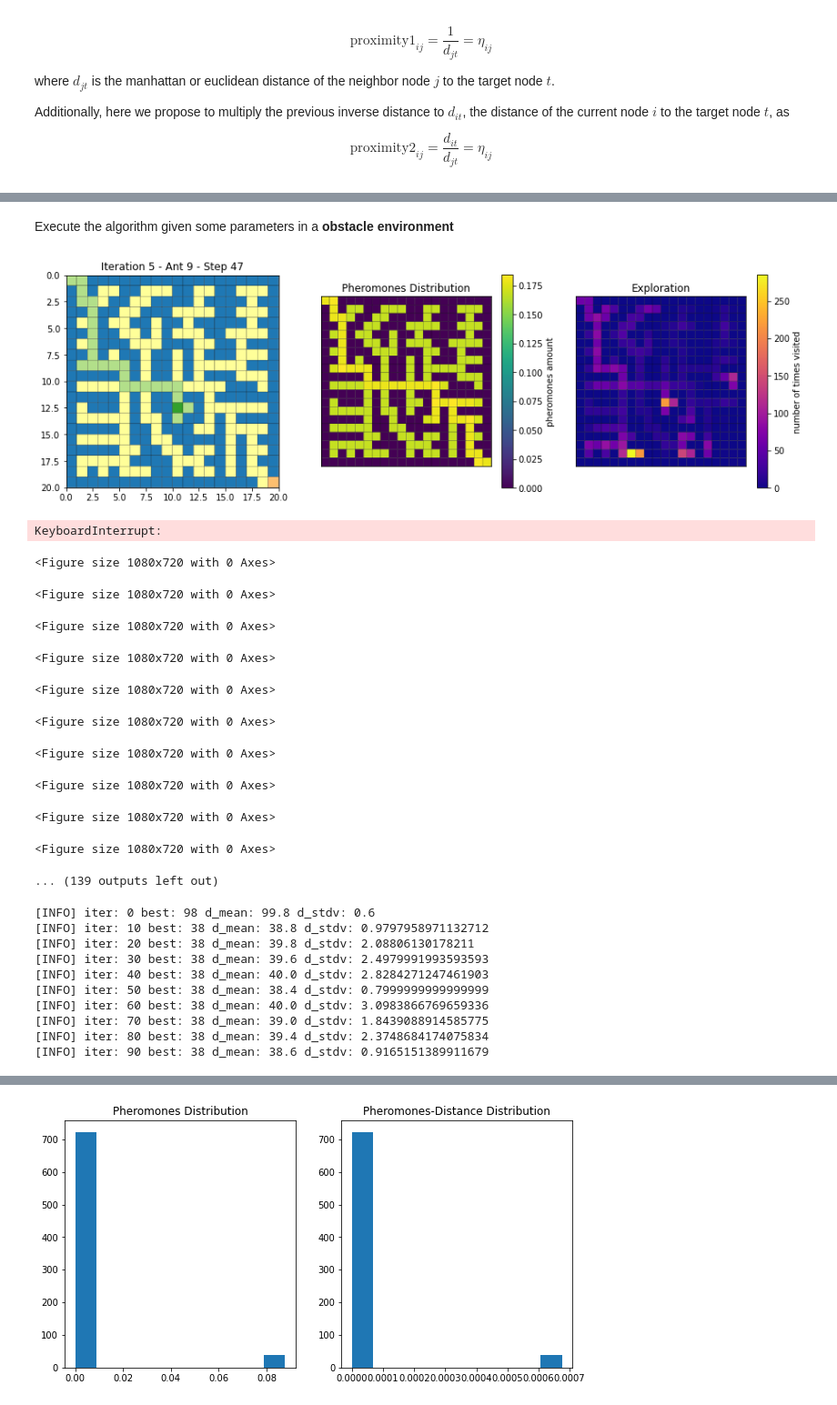
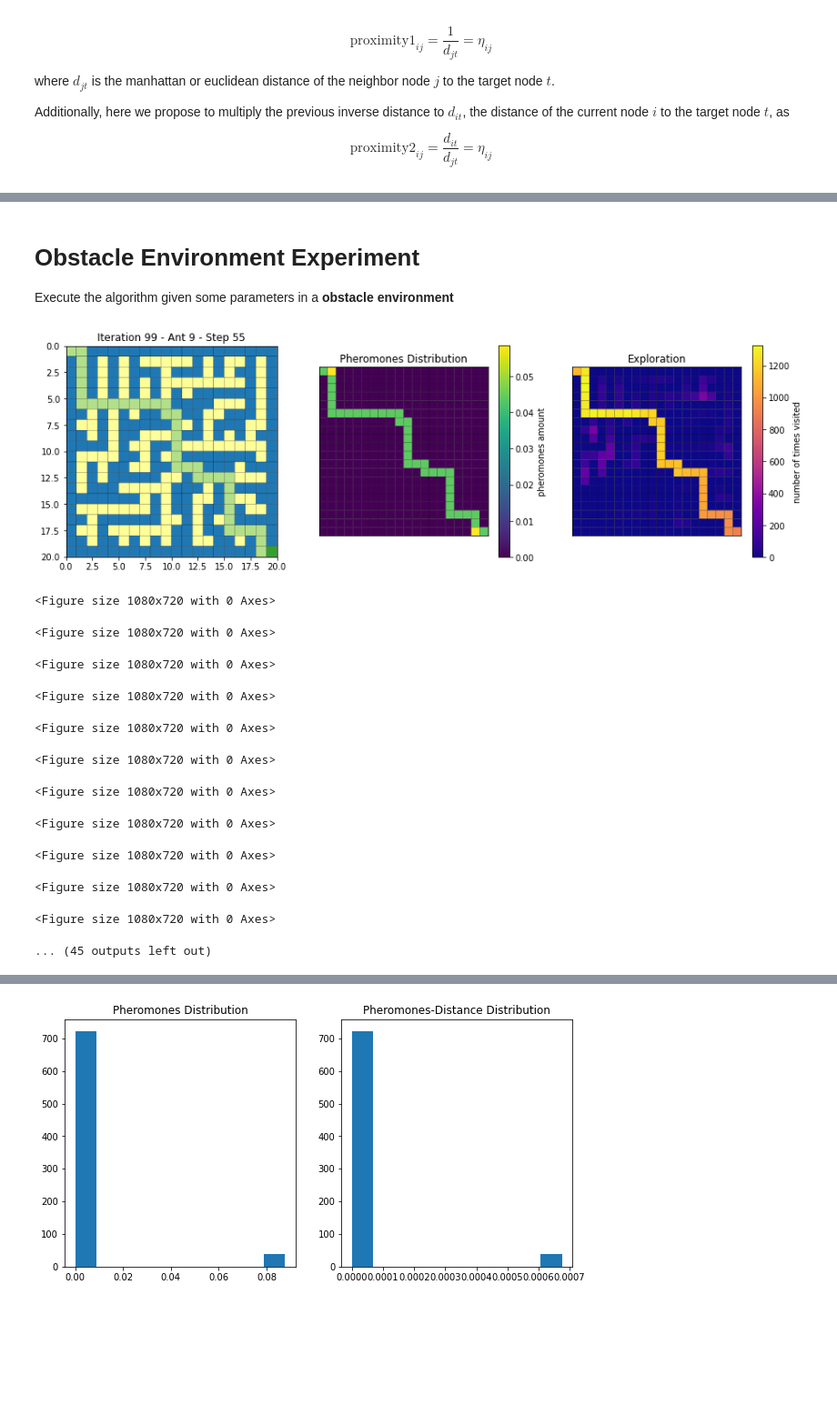
Before and after one commit to ZosoV/ACO_Random_Walk, a Jupyter notebook: notebooks/aco_pp.ipynb, the cells around one changed output, grey strips where cells are left out. Shown at 91% size. Drawn from its saved outputs; the diff is of its cells as text; code cells hidden in the pictures; blank space fills up the shorter version.

Commit message:
Random Walk experiments

```diff
--- a/notebooks/aco_pp.ipynb
+++ b/notebooks/aco_pp.ipynb
@@ -270,6 +270,32 @@ class PPGraph(nx.Graph):
     color_values = [ self.nodes[i]['state'].value for i in self.nodes() ]
     nx.draw(self, pos, cmap = plt.get_cmap('viridis'), node_color=color_values\
             , node_size=node_size, with_labels=with_labels, vmin = 0., vmax = 1.0)
+
+  def get_pheromones_matrix(self):
+    # get the number of pheromones per node
+    pheromones = []
+    for i in sorted(self.nodes()):
+        if self.nodes[i]['state'] != State.wall:
+            neighbors = self[i]
+            accu_pheromone = 0
+            counter = 0
+            for neighbor_node, edge in neighbors.items():
+                if self.nodes[i]['state'] != State.wall:
+                    accu_pheromone += edge['pheromone']
+                    counter += 1
+
+            pheromones.append(accu_pheromone/counter)
+        else:
+            pheromones.append(0)
+
+    return np.array(pheromones).reshape((self.size, self.size))
+
+  def get_exploration_matrix(self):
+    # get the number of times that the ants visits per node.
+    exploration = [ self.nodes[i]['counter'] for i in sorted(self.nodes()) ]
+    exploration = np.array(exploration).reshape((self.size, self.size))
+
+    return exploration
 # %%
 graph = PPGraph(size = 10, tau_0 = 0.1)
 graph.draw_graph(with_labels= True)
@@ -277 +314,5 @@ graph.draw_graph(with_labels= True)
 [figure]
+# %%
+graph = PPGraph(size = 10, tau_0 = 0.1)
+graph.draw_graph(with_labels= True)
+graph.get_pheromones_matrix()
@@ -774,4 +747,5 @@ plot_distance(history['distances_avg'], history['distances_sem'], add_title = te
 # %% [markdown]
+# Obstacle Environment Experiment
 Execute the algorithm given some parameters in a **obstacle environment**
 # %%
 SIZE = 20
@@ -793,19 +767,19 @@ q_0 = 0.3
 # Additional attributes
 penalty = 0.5 # Nota el grado de penalización provoca que haya mas o menos ruido
 
-total_iter = 400
+total_iter = 100
 step_plot = 10
 # %%
 # Create the graph
 graph = PPGraph(size = 20, tau_0 = tau_0, filename = maze_file)
 # Create the envioronment
 optimizer = ACOPP(graph, ants, alpha, beta, p, penalty, local_p, intensity, q_0)
 
 # Execute optimizer
-history = optimizer.fit(total_iter, steps_die = 100, draw_mode = "per_iteration", iter_show = 5)
+history = optimizer.fit(total_iter, steps_die = 100, draw_mode = "per_iteration", show_last = True)
 # %% [output]
-[figure, old version]
+[figure, new version]
-KeyboardInterrupt:
+<Figure size 1080x720 with 0 Axes>
 <Figure size 1080x720 with 0 Axes>
 <Figure size 1080x720 with 0 Axes>
 <Figure size 1080x720 with 0 Axes>
@@ -816,4 +790,4 @@ KeyboardInterrupt:
 <Figure size 1080x720 with 0 Axes>
 <Figure size 1080x720 with 0 Axes>
 <Figure size 1080x720 with 0 Axes>
-... (139 outputs left out)
+... (45 outputs left out)
@@ -836,22 +794,3 @@ step_plot = 10
-# %%
-# Create the graph
-graph = PPGraph(size = 20, tau_0 = tau_0, filename = maze_file)
-# Create the envioronment
-optimizer = ACOPP(graph, ants, alpha, beta, p, penalty, local_p, intensity, q_0)
-
-# Execute optimizer
-history = optimizer.fit(total_iter, steps_die = 100)
-# %% [output]
-[INFO] iter: 0 best: 98 d_mean: 99.8 d_stdv: 0.6
-[INFO] iter: 10 best: 38 d_mean: 38.8 d_stdv: 0.9797958971132712
-[INFO] iter: 20 best: 38 d_mean: 39.8 d_stdv: 2.08806130178211
-[INFO] iter: 30 best: 38 d_mean: 39.6 d_stdv: 2.4979991993593593
-[INFO] iter: 40 best: 38 d_mean: 40.0 d_stdv: 2.8284271247461903
-[INFO] iter: 50 best: 38 d_mean: 38.4 d_stdv: 0.7999999999999999
-[INFO] iter: 60 best: 38 d_mean: 40.0 d_stdv: 3.0983866769659336
-[INFO] iter: 70 best: 38 d_mean: 39.0 d_stdv: 1.8439088914585775
-[INFO] iter: 80 best: 38 d_mean: 39.4 d_stdv: 2.3748684174075834
-[INFO] iter: 90 best: 38 d_mean: 38.6 d_stdv: 0.9165151389911679
 # %%
 text_title = r"ants: {} $\alpha$: {} $\beta$: {} $\rho$: {} $q_0$: {} $\lambda$: {}".format(ants,alpha,beta,p,q_0, penalty)
 plot_distance(history['distances_avg'], history['distances_std'], add_title = text_title)
```
Also changed, not shown: parts of 65 cells of this notebook, 17 other files.
